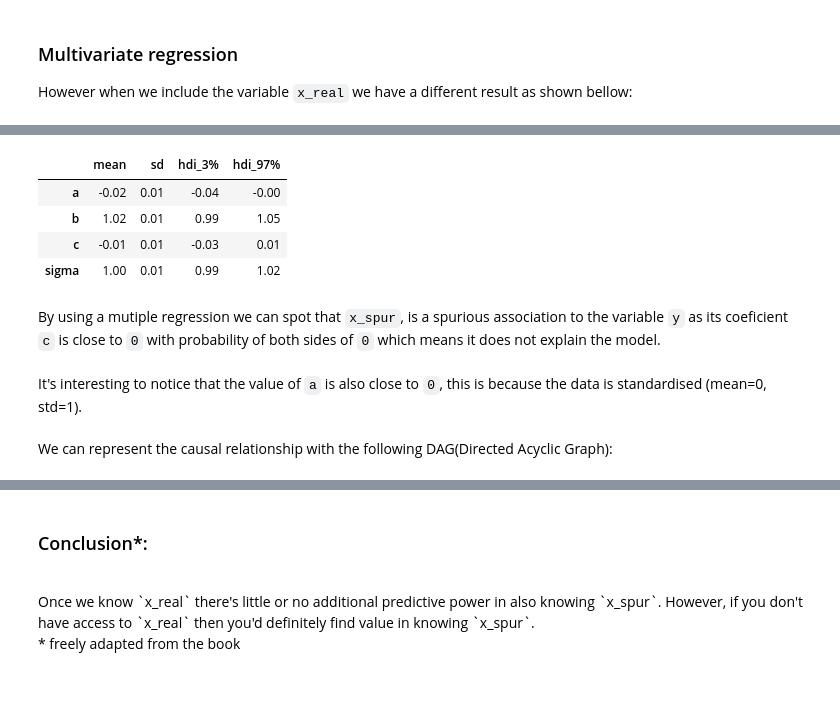
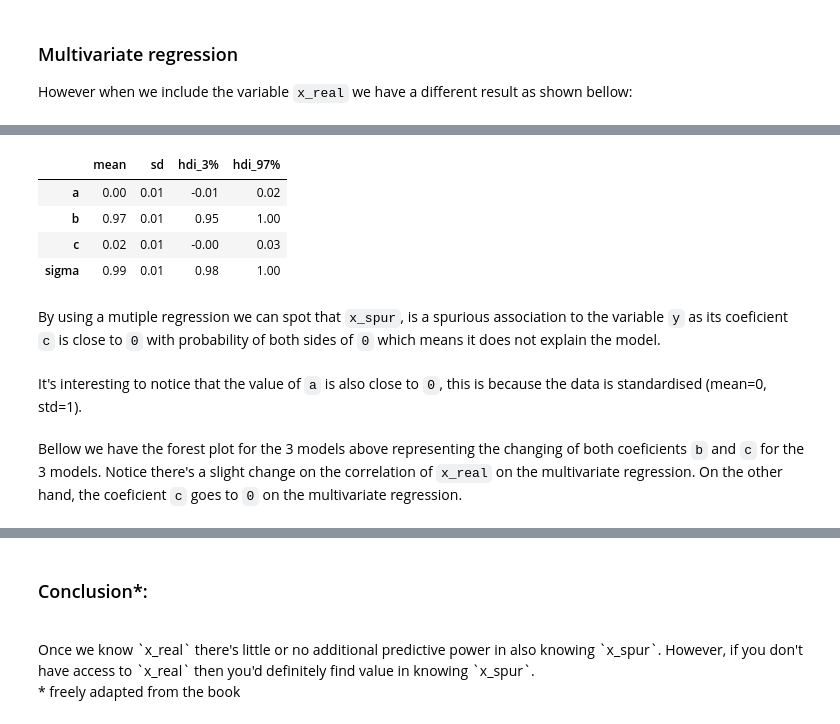
Before and after one commit to elisiojsj/Data-Science, a Jupyter notebook: Spurious_association_simulation.ipynb, the cells around one changed output, grey strips where cells are left out. Saved outputs shown, nothing was run; the diff lists cells and outputs as text; code cells hidden in the pictures; blank space fills up the shorter version.

```diff
--- a/Spurious_association_simulation.ipynb
+++ b/Spurious_association_simulation.ipynb
@@ -65,0 +69,10 @@ df.corr()
+# %%
+with pm.Model() as spur_t:
+    a = pm.Normal('a', 0, 1)
+    b = pm.Normal('b', 0, 1)
+    mu = pm.Deterministic('mu', a + b*df['x_real'])
+
+    sigma = pm.Exponential('sigma', 1)
+    y = pm.Normal('y', mu=mu, sigma=sigma, observed=df['y'])
+
+    real_trace = pm.sample()
@@ -70,7 +96,7 @@ Modeling for the spurious `x_spur` data we can see bellow it has a good correlat
 with pm.Model() as spur_t:
     a = pm.Normal('a', 0, 1)
     c = pm.Normal('c', 0, 1)
-    mu = pm.Deterministic('mu', a + c*x_spur)
+    mu = pm.Deterministic('mu', a + c*df['x_spur'])
     sigma = pm.Exponential('sigma', 1)
     y = pm.Normal('y', mu=mu, sigma=sigma, observed=df['y'])
 
@@ -97,11 +122,11 @@ with pm.Model() as full_model:
     a = pm.Normal('a', 0, 1)
     b = pm.Normal('b', 0, 1)
     c = pm.Normal('c', 0, 1)
-    mu = pm.Deterministic('mu', a + b*x_real + c*x_spur)
+    mu = pm.Deterministic('mu', a + b*df['x_real'] + c*df['x_spur'])
     sigma = pm.Exponential('sigma', 1)
     y = pm.Normal('y', mu=mu, sigma=sigma, observed=df['y'])
 
-    full_trace = pm.sample()
+    multi_trace = pm.sample()
 # %% [output]
 Auto-assigning NUTS sampler...
 Initializing NUTS using jitter+adapt_diag...
@@ -124,11 +149,11 @@ array([[<AxesSubplot:title={'center':'a'}>,
 # %%
-az.summary(full_trace, varnames, round_to=2, kind="stats")
+az.summary(multi_trace, varnames, round_to=2, kind="stats")
 # %% [output]
 |  | mean | sd | hdi_3% | hdi_97% |
-| a | -0.02 | 0.01 | -0.04 | -0.00 |
-| b | 1.02 | 0.01 | 0.99 | 1.05 |
-| c | -0.01 | 0.01 | -0.03 | 0.01 |
-| sigma | 1.00 | 0.01 | 0.99 | 1.02 |
+| a | 0.00 | 0.01 | -0.01 | 0.02 |
+| b | 0.97 | 0.01 | 0.95 | 1.00 |
+| c | 0.02 | 0.01 | -0.00 | 0.03 |
+| sigma | 0.99 | 0.01 | 0.98 | 1.00 |
 # %% [markdown]
 By using a mutiple regression we can spot that `x_spur`, is a spurious association to the variable `y` as its coeficient `c` is close to `0` with probability of both sides of `0` which means it does not explain the model.
 <br>
@@ -136,4 +161,4 @@ By using a mutiple regression we can spot that `x_spur`, is a spurious associati
 It's interesting to notice that the value of `a` is also close to `0`, this is because the data is standardised (mean=0, std=1).
 <br>
 <br>
-We can represent the causal relationship with the following DAG(Directed Acyclic Graph):
+Bellow we have the forest plot for the 3 models above representing the changing of both coeficients `b` and `c` for the 3 models. Notice there's a slight change on the correlation of `x_real` on the multivariate regression. On the other hand, the coeficient `c` goes to `0` on the multivariate regression.
```
Also changed, not shown: parts of 15 cells of this notebook.
